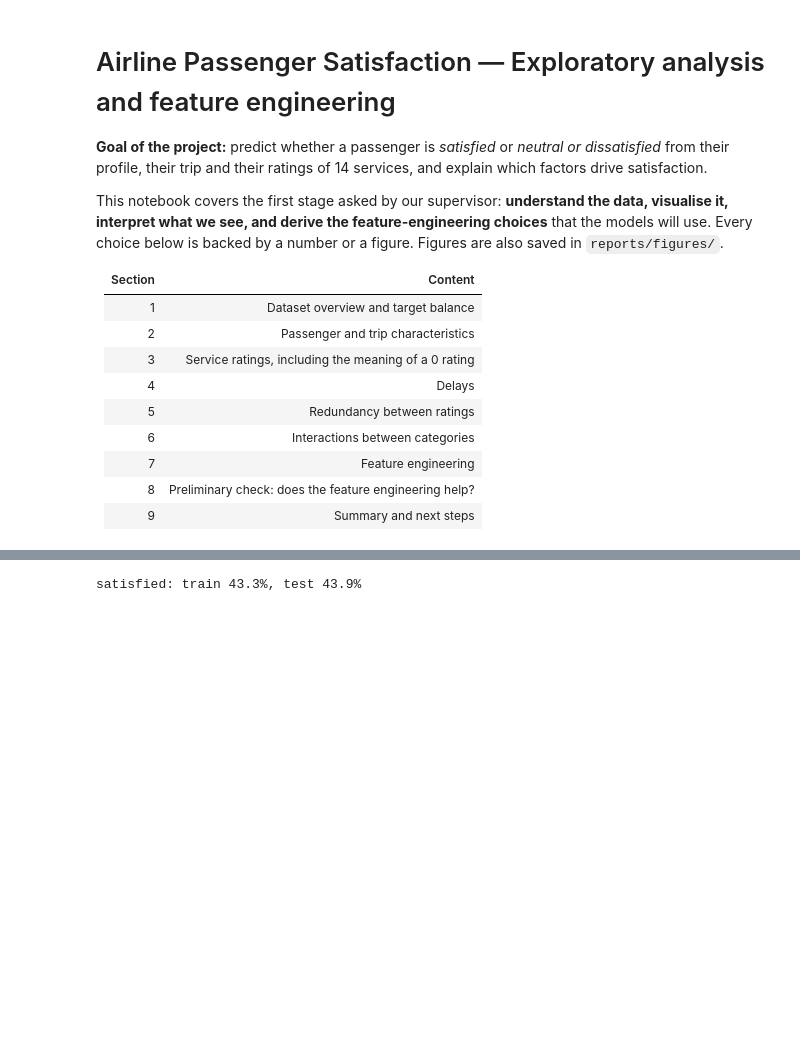
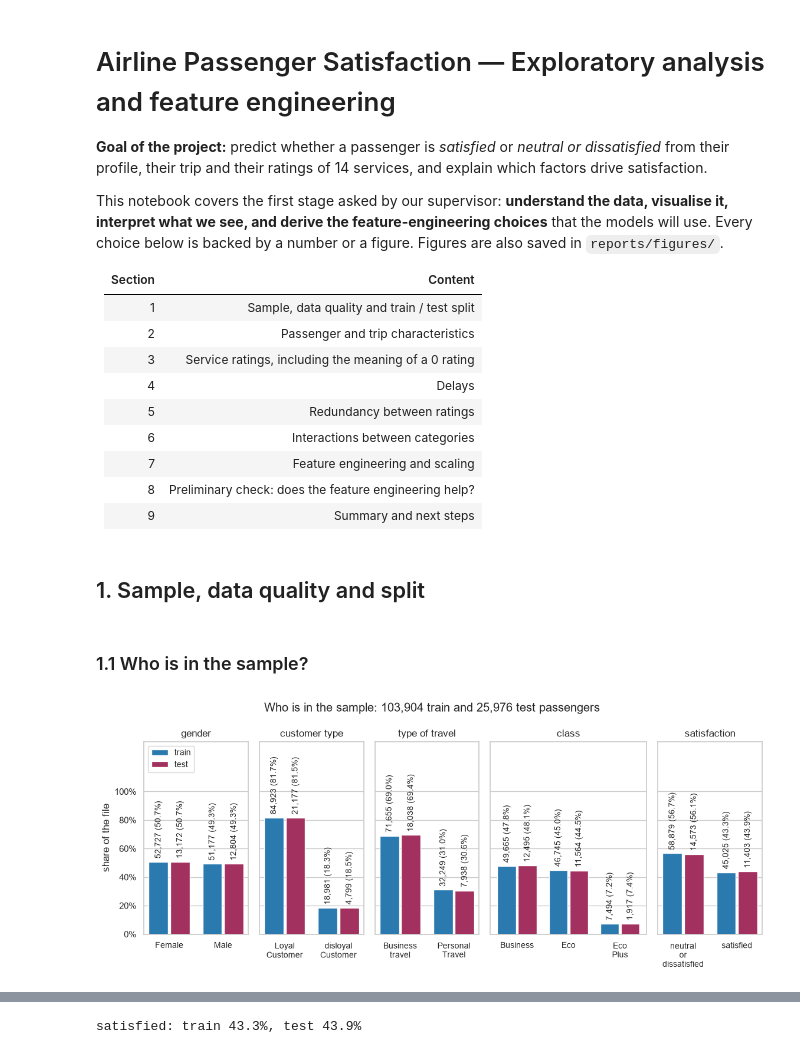
Before and after one commit to emv4n/airline-passenger-satisfaction, a Jupyter notebook: notebooks/01_eda_feature_engineering.ipynb, the cells around one changed output, grey strips where cells are left out. Drawn from its saved outputs; the diff is of its cells as text; code cells hidden in the pictures; blank space fills up the shorter version.

```diff
--- a/notebooks/01_eda_feature_engineering.ipynb
+++ b/notebooks/01_eda_feature_engineering.ipynb
@@ -10,13 +10,13 @@ Every choice below is backed by a number or a figure. Figures are also saved in
 
 | Section | Content |
 |---|---|
-| 1 | Dataset overview and target balance |
+| 1 | Sample, data quality and train / test split |
 | 2 | Passenger and trip characteristics |
 | 3 | Service ratings, including the meaning of a 0 rating |
 | 4 | Delays |
 | 5 | Redundancy between ratings |
 | 6 | Interactions between categories |
-| 7 | Feature engineering |
+| 7 | Feature engineering and scaling |
 | 8 | Preliminary check: does the feature engineering help? |
 | 9 | Summary and next steps |
 # %%
@@ -46,3 +46,14 @@ train = load_split(config, "train")
 test = load_split(config, "test")
 X_train, y_train = split_features_target(train, config)
 X_test, y_test = split_features_target(test, config)
+# %% [markdown]
+## 1. Sample, data quality and split
+# %% [markdown]
+### 1.1 Who is in the sample?
+# %%
+satisfaction = {1: "satisfied", 0: "neutral or dissatisfied"}
+viz.plot_sample_composition(X_train.assign(satisfaction=y_train.map(satisfaction)),
+                            X_test.assign(satisfaction=y_test.map(satisfaction)),
+                            CATEGORICAL + ["satisfaction"], FIGURES);
+# %% [output]
+[figure, added]
```
Also changed, not shown: parts of 16 cells of this notebook, 13 other files.
